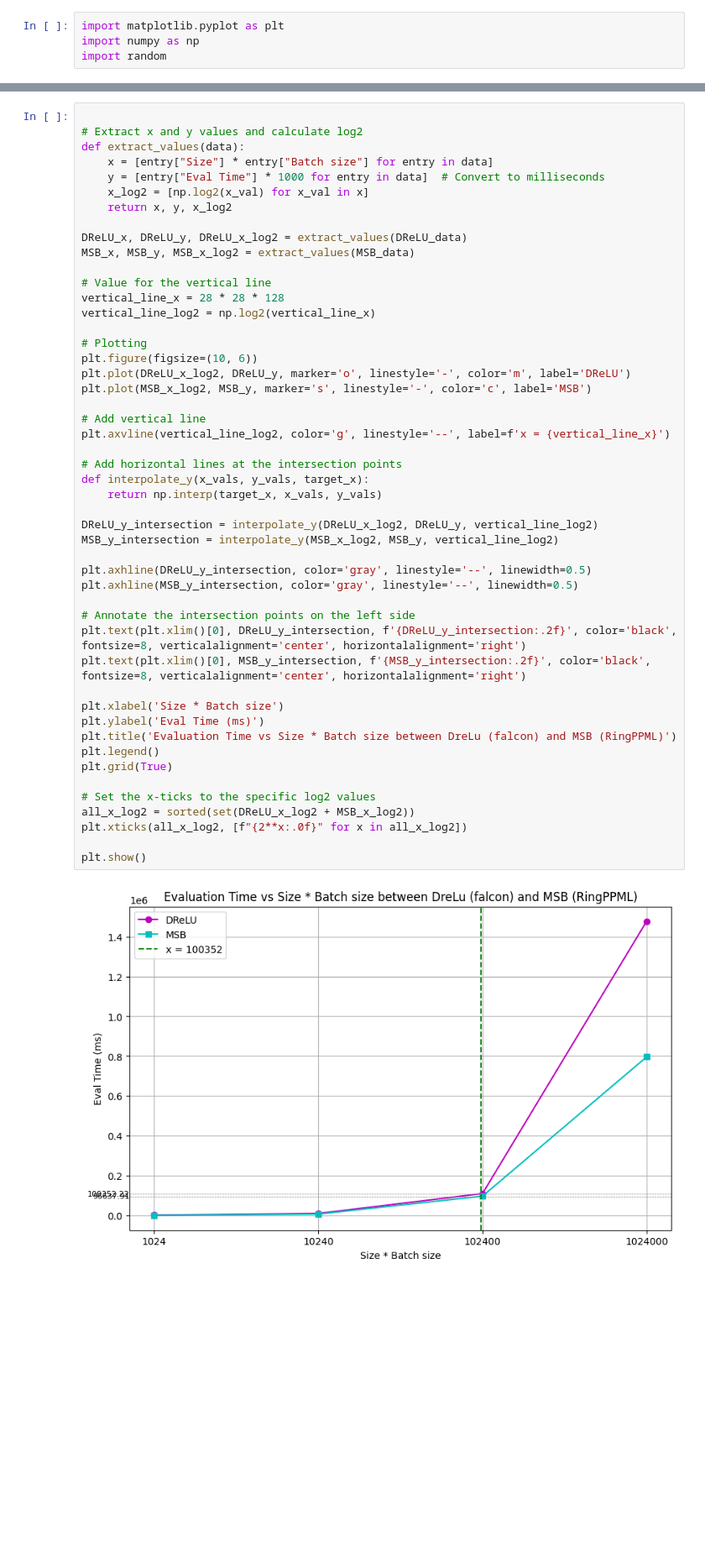
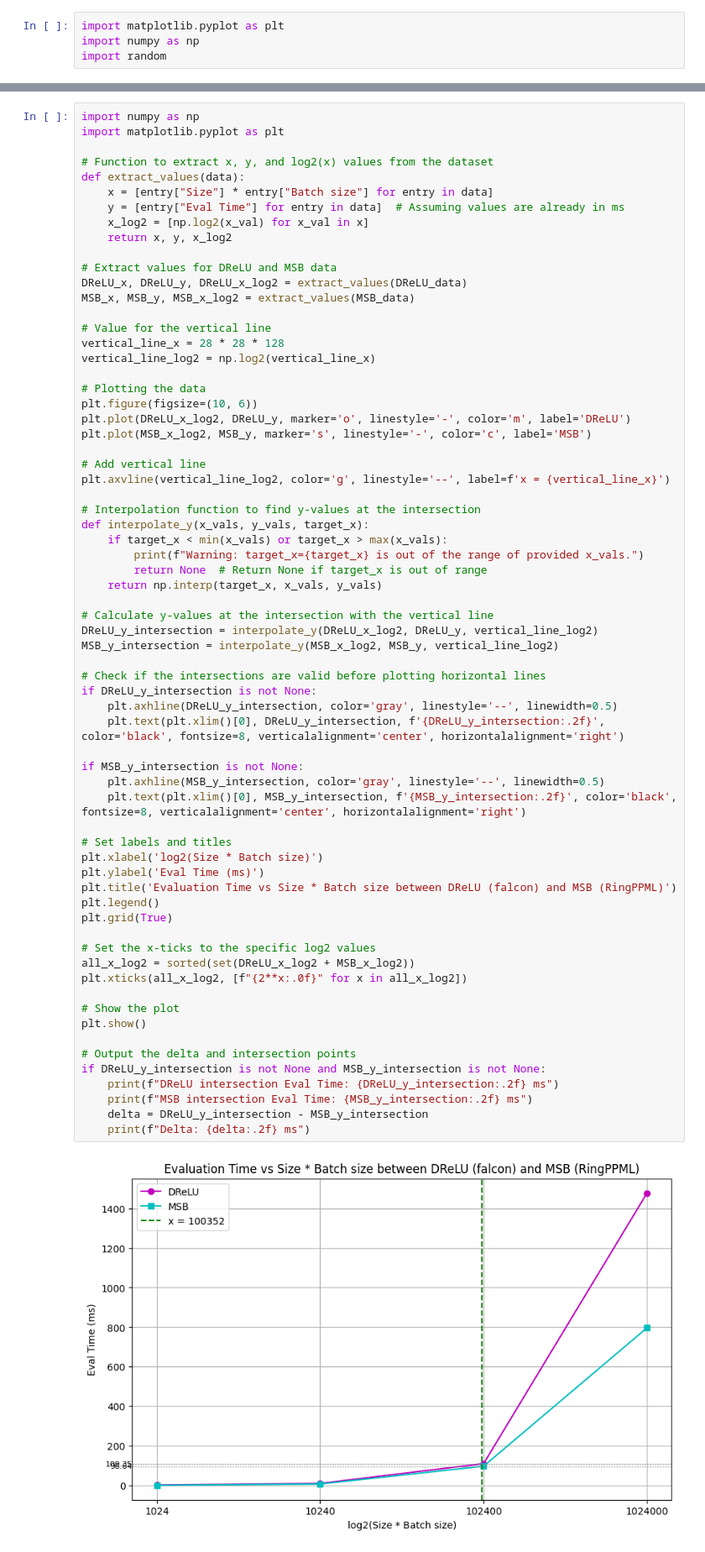
Before and after one commit to trhieung/falcon-public, a Jupyter notebook: tutorial/compare_with RingPPML.ipynb, the cells around one changed output, grey strips where cells are left out. Shown at 84% size. Saved outputs shown, nothing was run; the diff lists cells and outputs as text; blank space fills up the shorter version.

Commit message:
fix plot value, print the delta between 2 framework

```diff
--- a/tutorial/compare_with RingPPML.ipynb
+++ b/tutorial/compare_with RingPPML.ipynb
@@ -95,51 +113,69 @@ plt.show()
 # %%
+import numpy as np
+import matplotlib.pyplot as plt
 
-# Extract x and y values and calculate log2
+# Function to extract x, y, and log2(x) values from the dataset
 def extract_values(data):
     x = [entry["Size"] * entry["Batch size"] for entry in data]
-    y = [entry["Eval Time"] * 1000 for entry in data]  # Convert to milliseconds
+    y = [entry["Eval Time"] for entry in data]  # Assuming values are already in ms
     x_log2 = [np.log2(x_val) for x_val in x]
     return x, y, x_log2
 
+# Extract values for DReLU and MSB data
 DReLU_x, DReLU_y, DReLU_x_log2 = extract_values(DReLU_data)
 MSB_x, MSB_y, MSB_x_log2 = extract_values(MSB_data)
 
 # Value for the vertical line
 vertical_line_x = 28 * 28 * 128
 vertical_line_log2 = np.log2(vertical_line_x)
 
-# Plotting
+# Plotting the data
 plt.figure(figsize=(10, 6))
 plt.plot(DReLU_x_log2, DReLU_y, marker='o', linestyle='-', color='m', label='DReLU')
 plt.plot(MSB_x_log2, MSB_y, marker='s', linestyle='-', color='c', label='MSB')
 
 # Add vertical line
 plt.axvline(vertical_line_log2, color='g', linestyle='--', label=f'x = {vertical_line_x}')
 
-# Add horizontal lines at the intersection points
+# Interpolation function to find y-values at the intersection
 def interpolate_y(x_vals, y_vals, target_x):
+    if target_x < min(x_vals) or target_x > max(x_vals):
+        print(f"Warning: target_x={target_x} is out of the range of provided x_vals.")
+        return None  # Return None if target_x is out of range
     return np.interp(target_x, x_vals, y_vals)
 
+# Calculate y-values at the intersection with the vertical line
 DReLU_y_intersection = interpolate_y(DReLU_x_log2, DReLU_y, vertical_line_log2)
 MSB_y_intersection = interpolate_y(MSB_x_log2, MSB_y, vertical_line_log2)
 
-plt.axhline(DReLU_y_intersection, color='gray', linestyle='--', linewidth=0.5)
-plt.axhline(MSB_y_intersection, color='gray', linestyle='--', linewidth=0.5)
+# Check if the intersections are valid before plotting horizontal lines
+if DReLU_y_intersection is not None:
+    plt.axhline(DReLU_y_intersection, color='gray', linestyle='--', linewidth=0.5)
+    plt.text(plt.xlim()[0], DReLU_y_intersection, f'{DReLU_y_intersection:.2f}', color='black', fontsize=8, verticalalignment='center', horizontalalignment='right')
 
-# Annotate the intersection points on the left side
-plt.text(plt.xlim()[0], DReLU_y_intersection, f'{DReLU_y_intersection:.2f}', color='black', fontsize=8, verticalalignment='center', horizontalalignment='right')
-plt.text(plt.xlim()[0], MSB_y_intersection, f'{MSB_y_intersection:.2f}', color='black', fontsize=8, verticalalignment='center', horizontalalignment='right')
+if MSB_y_intersection is not None:
+    plt.axhline(MSB_y_intersection, color='gray', linestyle='--', linewidth=0.5)
+    plt.text(plt.xlim()[0], MSB_y_intersection, f'{MSB_y_intersection:.2f}', color='black', fontsize=8, verticalalignment='center', horizontalalignment='right')
 
-plt.xlabel('Size * Batch size')
+# Set labels and titles
+plt.xlabel('log2(Size * Batch size)')
 plt.ylabel('Eval Time (ms)')
-plt.title('Evaluation Time vs Size * Batch size between DreLu (falcon) and MSB (RingPPML)')
+plt.title('Evaluation Time vs Size * Batch size between DReLU (falcon) and MSB (RingPPML)')
 plt.legend()
 plt.grid(True)
 
 # Set the x-ticks to the specific log2 values
 all_x_log2 = sorted(set(DReLU_x_log2 + MSB_x_log2))
 plt.xticks(all_x_log2, [f"{2**x:.0f}" for x in all_x_log2])
 
+# Show the plot
 plt.show()
+
+# Output the delta and intersection points
+if DReLU_y_intersection is not None and MSB_y_intersection is not None:
+    print(f"DReLU intersection Eval Time: {DReLU_y_intersection:.2f} ms")
+    print(f"MSB intersection Eval Time: {MSB_y_intersection:.2f} ms")
+    delta = DReLU_y_intersection - MSB_y_intersection
+    print(f"Delta: {delta:.2f} ms")
 # %% [output]
-[figure, old version]
+[figure, new version]
```
Also changed, not shown: parts of 5 cells of this notebook.
